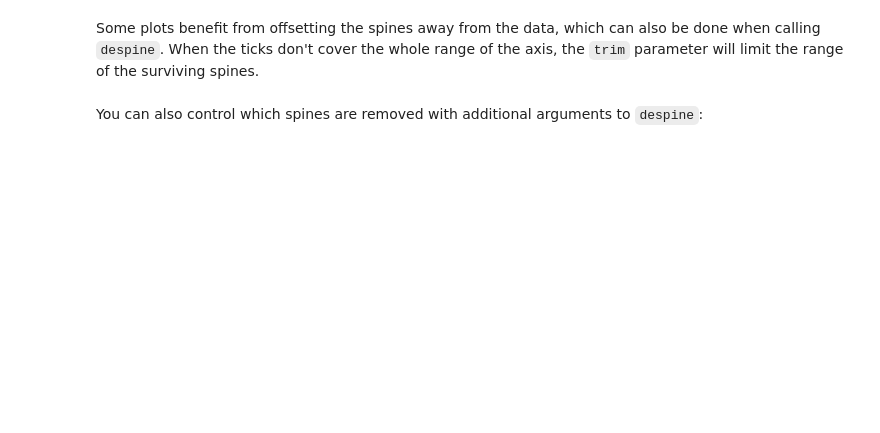
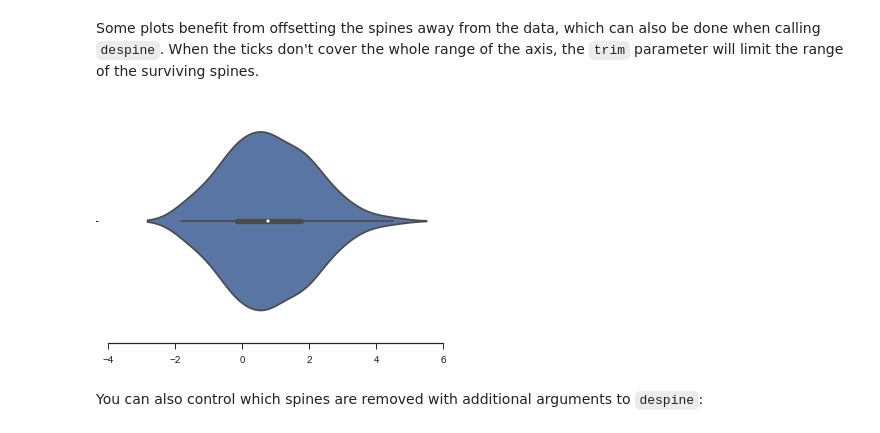
Before and after one commit to agustinaarroyuelo/TAP_2015, a Jupyter notebook: Capitulo_5.2_Seaborn.ipynb, the cells around one changed output. Cells and saved outputs as stored; diff of their text form; code cells hidden in the pictures; blank space fills up the shorter version.

```diff
--- a/Capitulo_5.2_Seaborn.ipynb
+++ b/Capitulo_5.2_Seaborn.ipynb
@@ -101,9 +115,11 @@ sns.despine()
 # %% [markdown]
 Some plots benefit from offsetting the spines away from the data, which can also be done when calling `despine`. When the ticks don't cover the whole range of the axis, the ``trim`` parameter will limit the range of the surviving spines.
 # %%
-f, ax = plt.subplots()
+#f, ax = plt.subplots()
 sns.violinplot(data)
 sns.despine(offset=10, trim=True);
+# %% [output]
+[figure, added]
 # %% [markdown]
 You can also control which spines are removed with additional arguments to `despine`:
 # %%
```
Also changed, not shown: parts of 72 cells of this notebook, 1 other file.
